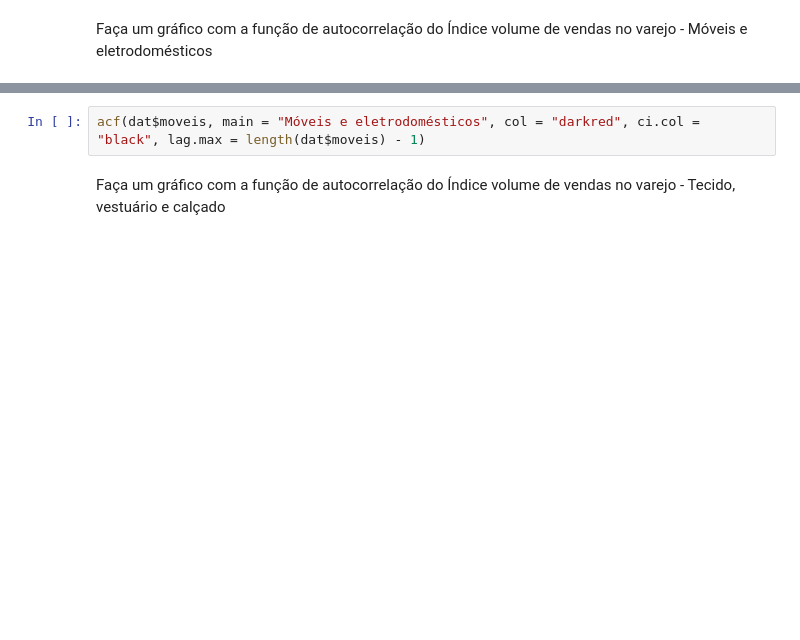
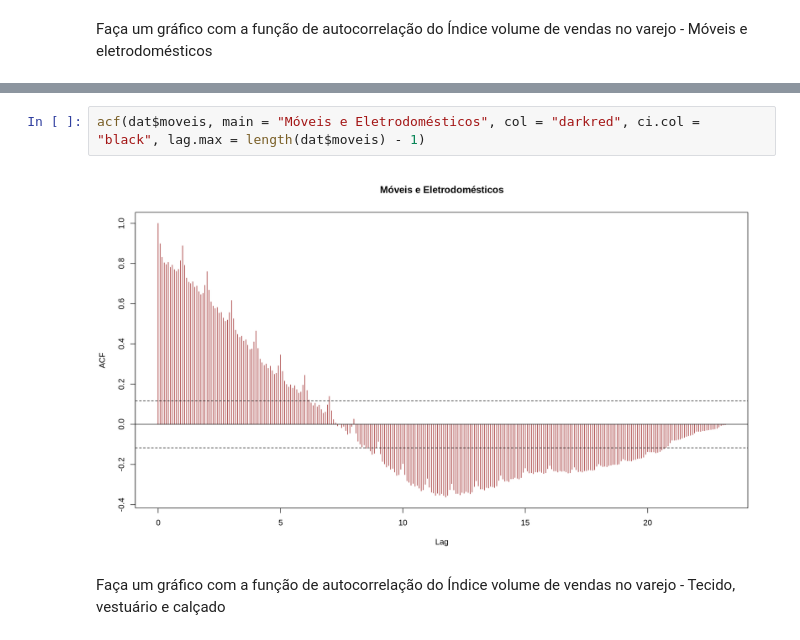
Before and after one commit to matheusrmorgado/econometria-aplicada, a Jupyter notebook: r-notebooks/aula-06.ipynb, the cells around one changed output, grey strips where cells are left out. Drawn from its saved outputs; the diff is of its cells as text; blank space fills up the shorter version.

```diff
--- a/r-notebooks/aula-06.ipynb
+++ b/r-notebooks/aula-06.ipynb
@@ -203,4 +213,6 @@ Faça um gráfico com a função de autocorrelação do Índice volume de vendas
 # %%
-acf(dat$moveis, main = "Móveis e eletrodomésticos", col = "darkred", ci.col = "black", lag.max = length(dat$moveis) - 1)
+acf(dat$moveis, main = "Móveis e Eletrodomésticos", col = "darkred", ci.col = "black", lag.max = length(dat$moveis) - 1)
+# %% [output]
+[figure, added]
 # %% [markdown]
 Faça um gráfico com a função de autocorrelação do Índice volume de vendas no varejo - Tecido, vestuário e calçado
```
Also changed, not shown: parts of 15 cells of this notebook.
